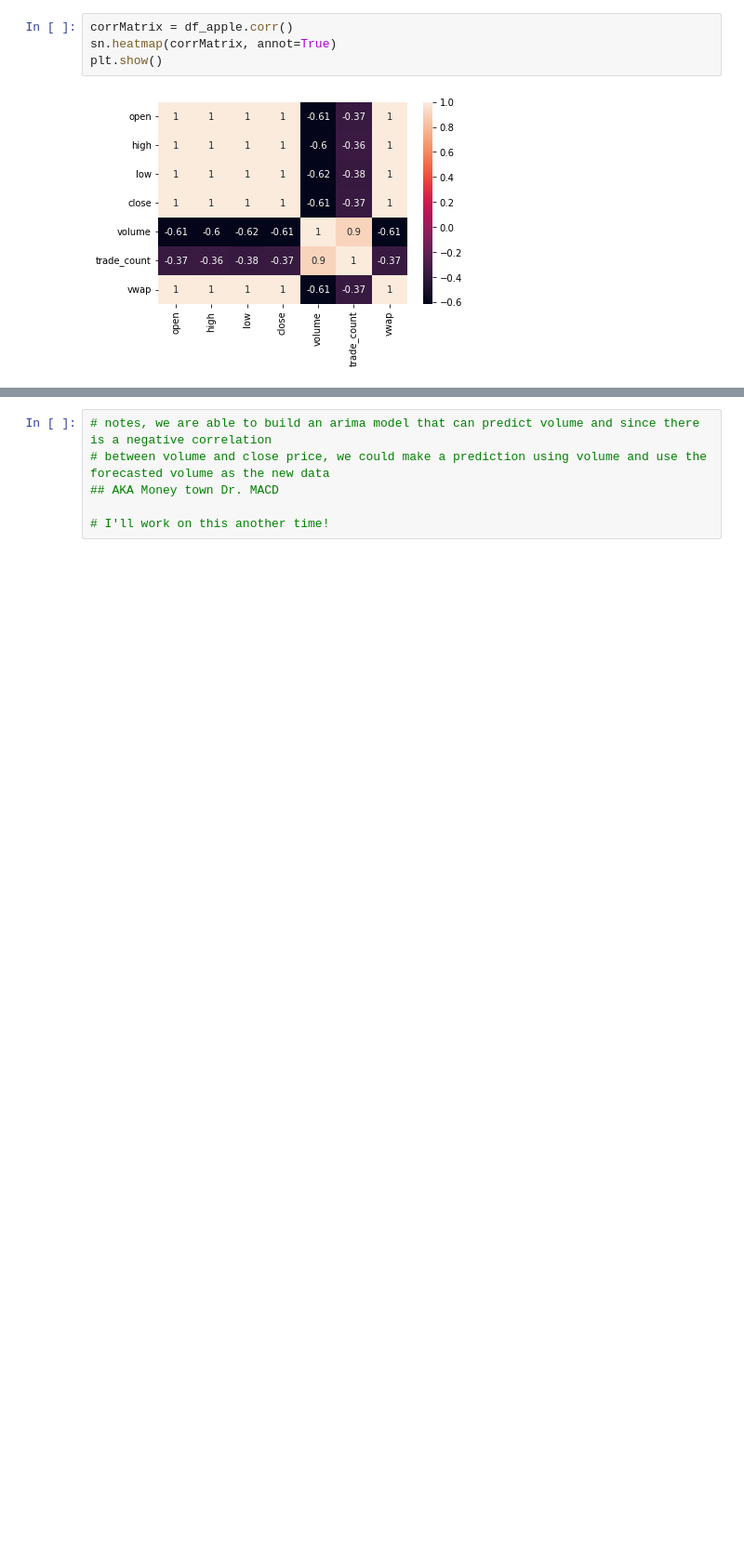
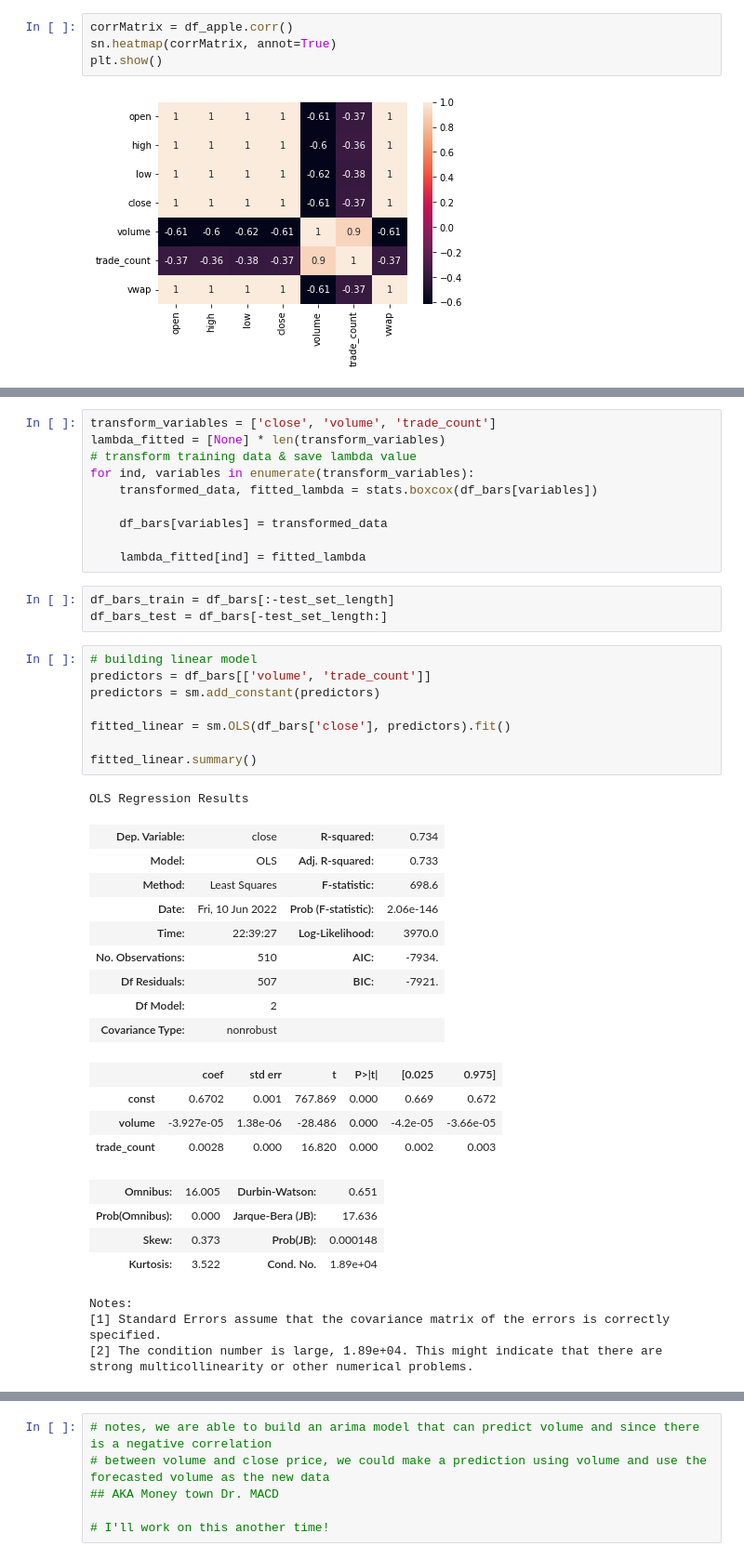
Before and after one commit to michaelortiz05/algotrader, a Jupyter notebook: Joshuas_MacD.ipynb, the cells around one changed output, grey strips where cells are left out. Shown: that part at 93% size. Saved outputs shown, nothing was run; the diff lists cells and outputs as text; blank space fills up the shorter version.

```diff
--- a/Joshuas_MacD.ipynb
+++ b/Joshuas_MacD.ipynb
@@ -64,0 +95,44 @@ plt.show()
+# %%
+transform_variables = ['close', 'volume', 'trade_count']
+lambda_fitted = [None] * len(transform_variables)
+# transform training data & save lambda value
+for ind, variables in enumerate(transform_variables):
+    transformed_data, fitted_lambda = stats.boxcox(df_bars[variables])
+
+    df_bars[variables] = transformed_data
+
+    lambda_fitted[ind] = fitted_lambda
+# %%
+df_bars_train = df_bars[:-test_set_length]
+df_bars_test = df_bars[-test_set_length:]
+# %%
+# building linear model
+predictors = df_bars[['volume', 'trade_count']]
+predictors = sm.add_constant(predictors)
+
+fitted_linear = sm.OLS(df_bars['close'], predictors).fit()
+
+fitted_linear.summary()
+# %% [output]
+OLS Regression Results
+| Dep. Variable: | close | R-squared: | 0.734 |
+| Model: | OLS | Adj. R-squared: | 0.733 |
+| Method: | Least Squares | F-statistic: | 698.6 |
+| Date: | Fri, 10 Jun 2022 | Prob (F-statistic): | 2.06e-146 |
+| Time: | 22:39:27 | Log-Likelihood: | 3970.0 |
+| No. Observations: | 510 | AIC: | -7934. |
+| Df Residuals: | 507 | BIC: | -7921. |
+| Df Model: | 2 |  |  |
+| Covariance Type: | nonrobust |  |  |
+|  | coef | std err | t | P>|t| | [0.025 | 0.975] |
+| const | 0.6702 | 0.001 | 767.869 | 0.000 | 0.669 | 0.672 |
+| volume | -3.927e-05 | 1.38e-06 | -28.486 | 0.000 | -4.2e-05 | -3.66e-05 |
+| trade_count | 0.0028 | 0.000 | 16.820 | 0.000 | 0.002 | 0.003 |
+| Omnibus: | 16.005 | Durbin-Watson: | 0.651 |
+| Prob(Omnibus): | 0.000 | Jarque-Bera (JB): | 17.636 |
+| Skew: | 0.373 | Prob(JB): | 0.000148 |
+| Kurtosis: | 3.522 | Cond. No. | 1.89e+04 |
+Notes:
+[1] Standard Errors assume that the covariance matrix of the errors is correctly specified.
+[2] The condition number is large, 1.89e+04. This might indicate that there are
+strong multicollinearity or other numerical problems.
```
Also changed, not shown: parts of 16 cells of this notebook.
